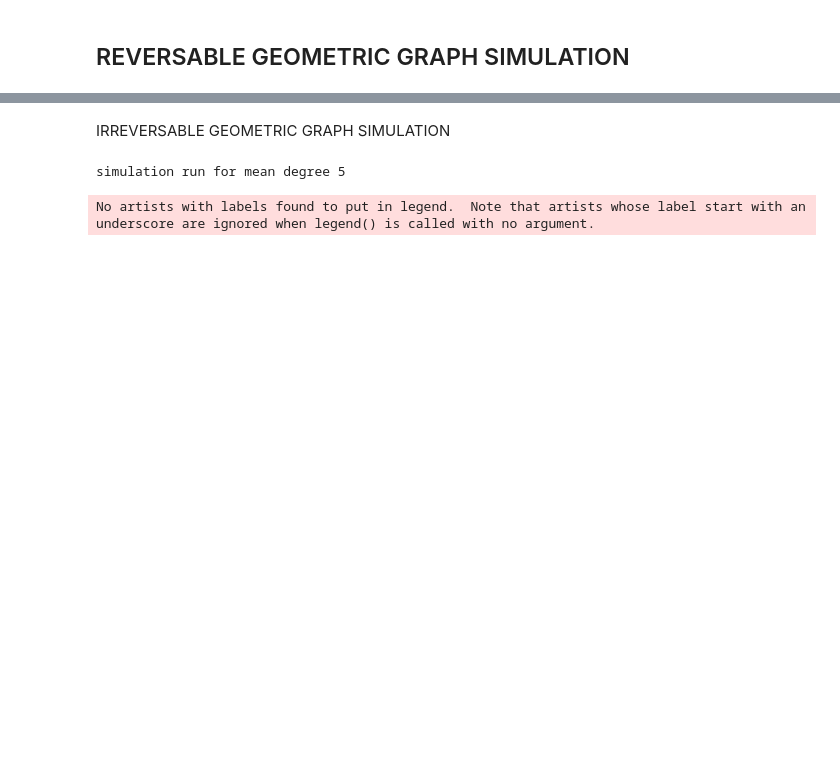
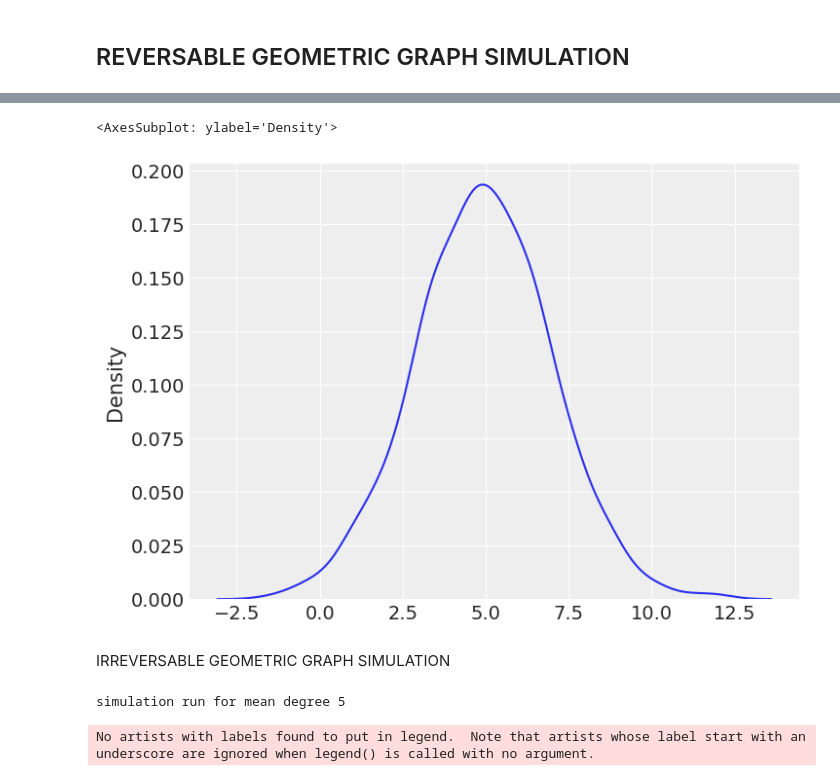
Before and after one commit to cm2435/graph_transmittion_research_project, a Jupyter notebook: experiments/variable_structure.ipynb, the cells around one changed output, grey strips where cells are left out. Cells and saved outputs as stored; diff of their text form; code cells hidden in the pictures; blank space fills up the shorter version.

```diff
--- a/experiments/variable_structure.ipynb
+++ b/experiments/variable_structure.ipynb
@@ -62,3 +61,8 @@ Text(5.069444444444445, 0.5, 'count density')
+# %%
+sns.kdeplot(np.random.poisson(5,2, 1000))
+# %% [output]
+<AxesSubplot: ylabel='Density'>
+[figure, added]
 # %% [markdown]
 IRREVERSABLE GEOMETRIC GRAPH SIMULATION
 # %%
```
Also changed, not shown: parts of 15 cells of this notebook, 4 other files.
